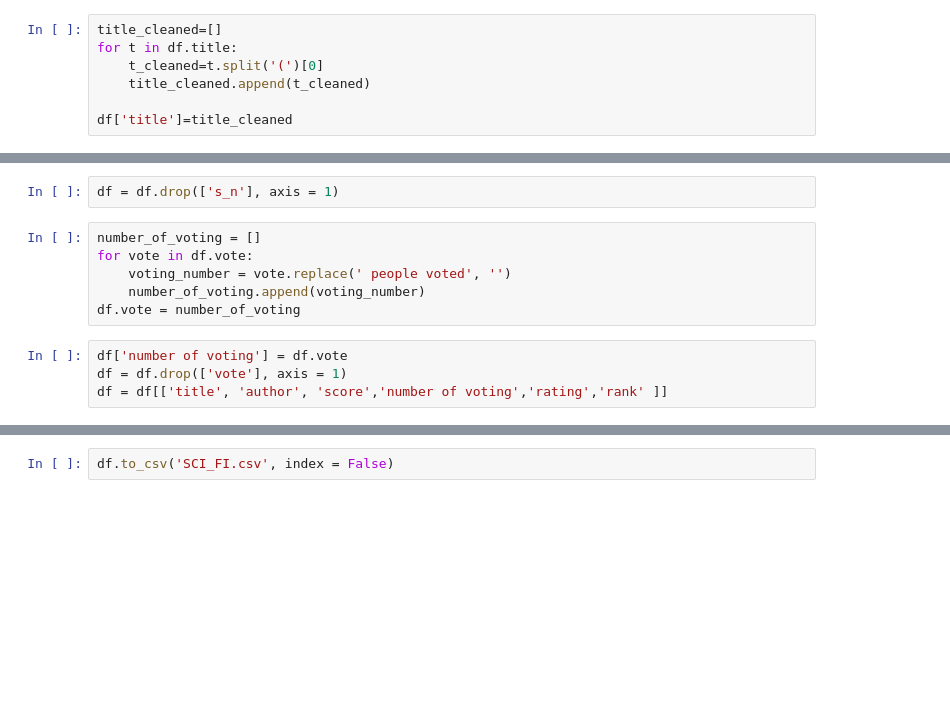
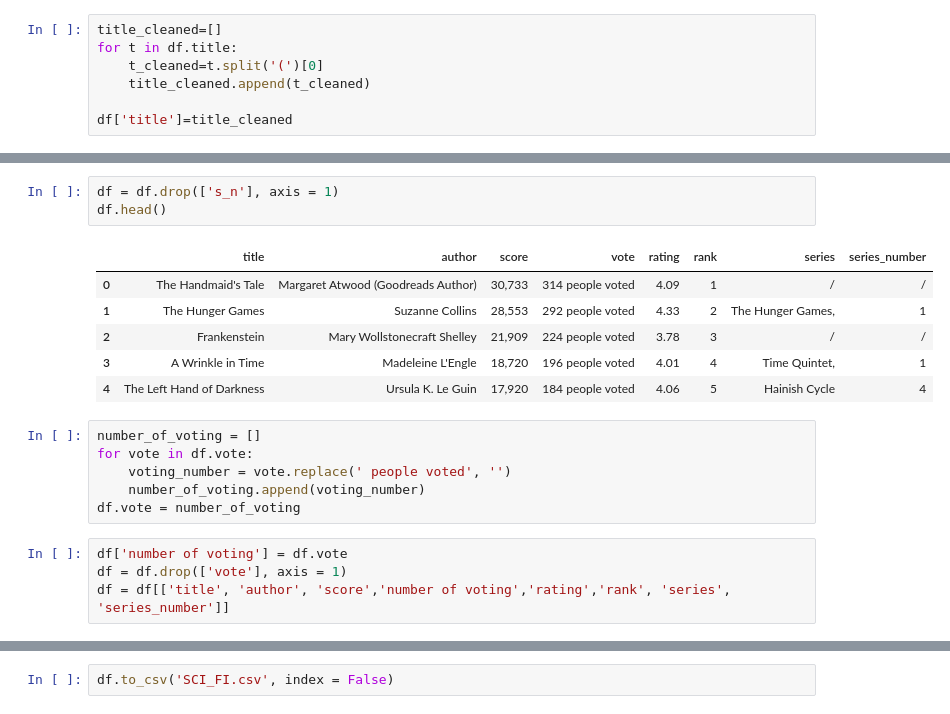
Before and after one commit to TAOSHI526/foundations_homework, a Jupyter notebook: 09-homework/SCI-FI.ipynb, the cells around one changed output, grey strips where cells are left out. Cells and saved outputs as stored; diff of their text form; blank space fills up the shorter version.

```diff
--- a/09-homework/SCI-FI.ipynb
+++ b/09-homework/SCI-FI.ipynb
@@ -136,5 +161,13 @@ df.series_number = series_num
 # %%
 df = df.drop(['s_n'], axis = 1)
+df.head()
+# %% [output]
+|  | title | author | score | vote | rating | rank | series | series_number |
+| 0 | The Handmaid's Tale | Margaret Atwood (Goodreads Author) | 30,733 | 314 people voted | 4.09 | 1 | / | / |
+| 1 | The Hunger Games | Suzanne Collins | 28,553 | 292 people voted | 4.33 | 2 | The Hunger Games, | 1 |
+| 2 | Frankenstein | Mary Wollstonecraft Shelley | 21,909 | 224 people voted | 3.78 | 3 | / | / |
+| 3 | A Wrinkle in Time | Madeleine L'Engle | 18,720 | 196 people voted | 4.01 | 4 | Time Quintet, | 1 |
+| 4 | The Left Hand of Darkness | Ursula K. Le Guin | 17,920 | 184 people voted | 4.06 | 5 | Hainish Cycle | 4 |
 # %%
 number_of_voting = []
 for vote in df.vote:
@@ -144,7 +177,7 @@ df.vote = number_of_voting
 # %%
 df['number of voting'] = df.vote
 df = df.drop(['vote'], axis = 1)
-df = df[['title', 'author', 'score','number of voting','rating','rank' ]]
+df = df[['title', 'author', 'score','number of voting','rating','rank', 'series', 'series_number']]
 # %%
 df.head()
 # %% [output]
```
Also changed, not shown: parts of 4 cells of this notebook.
